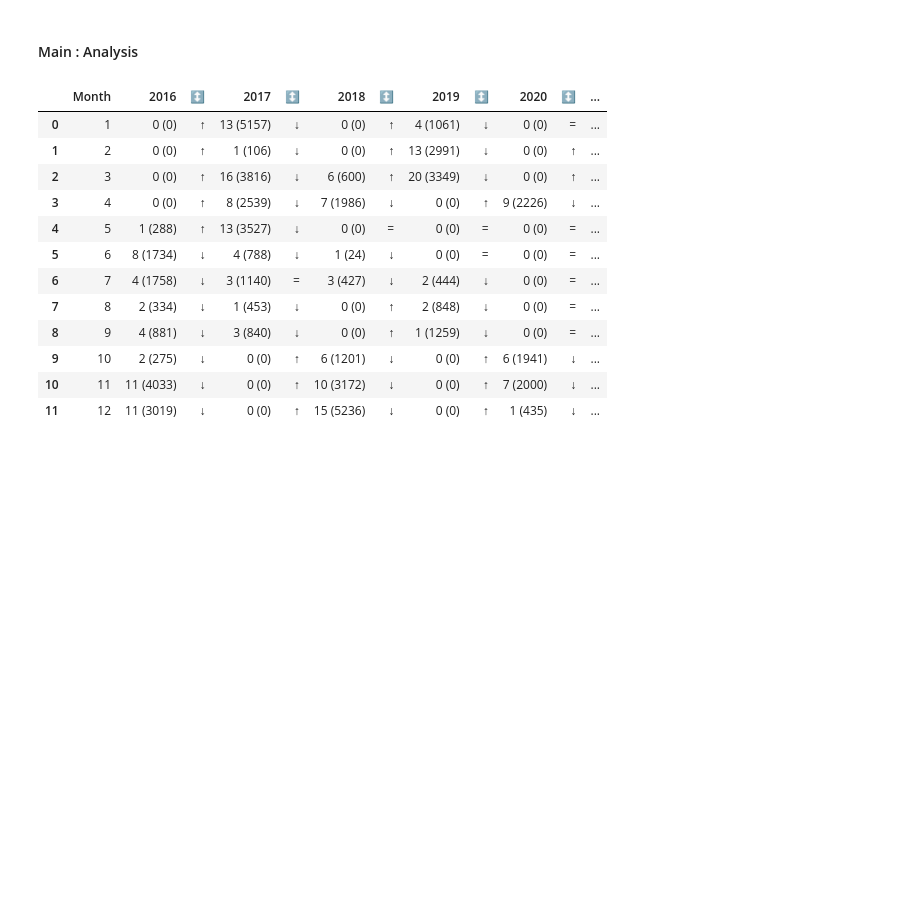
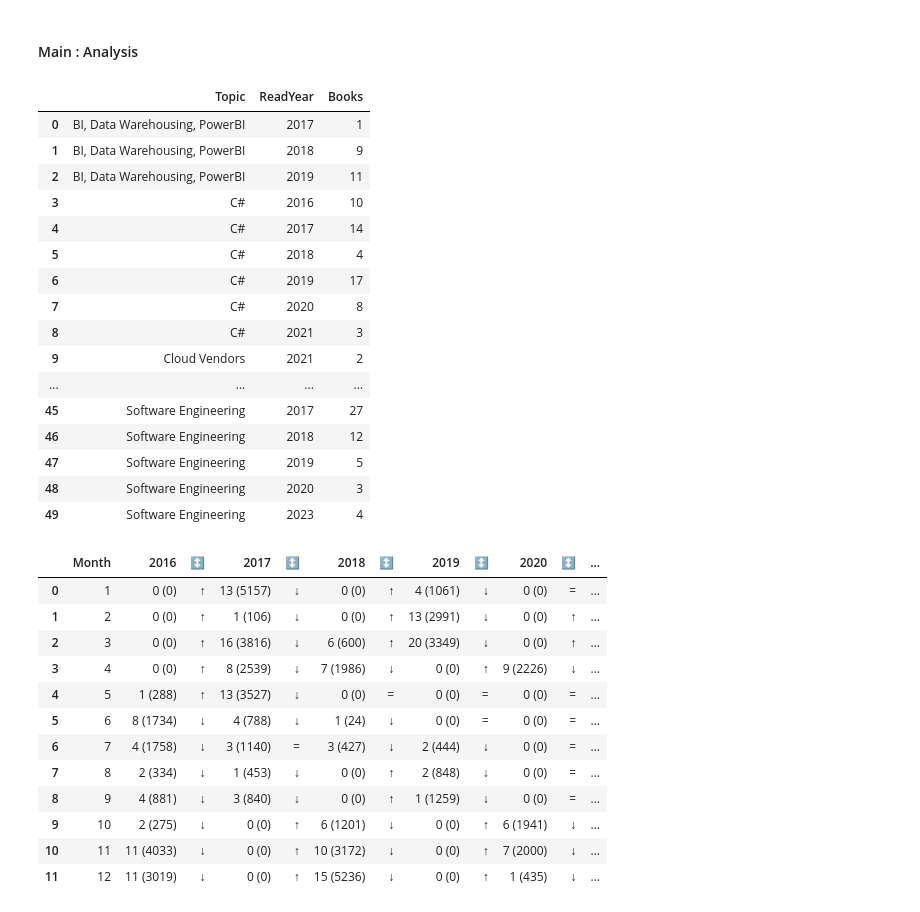
Before and after one commit to numbworks/nwreadinglist, a Jupyter notebook: src/nwreadinglistmanager.ipynb, the cells around one changed output. Saved outputs shown, nothing was run; the diff lists cells and outputs as text; code cells hidden in the pictures; blank space fills up the shorter version.

Commit message:
#8 group_books_by_multiple_columns(): added.

```diff
--- a/src/nwreadinglistmanager.ipynb
+++ b/src/nwreadinglistmanager.ipynb
@@ -82,6 +82,27 @@ books_df : DataFrame = nwrlm.get_books_dataset(setting_collection = setting_coll
 
 if setting_collection.show_books_df:
     display(books_df.head(n = setting_collection.n_generic))
+# %%
+books_by_topic_read_year_df : DataFrame = nwrlm.group_books_by_multiple_columns(books_df = books_df, column_names = ["Topic", "ReadYear"])
+display(books_by_topic_read_year_df)
+# %% [output]
+|  | Topic | ReadYear | Books |
+| 0 | BI, Data Warehousing, PowerBI | 2017 | 1 |
+| 1 | BI, Data Warehousing, PowerBI | 2018 | 9 |
+| 2 | BI, Data Warehousing, PowerBI | 2019 | 11 |
+| 3 | C# | 2016 | 10 |
+| 4 | C# | 2017 | 14 |
+| 5 | C# | 2018 | 4 |
+| 6 | C# | 2019 | 17 |
+| 7 | C# | 2020 | 8 |
+| 8 | C# | 2021 | 3 |
+| 9 | Cloud Vendors | 2021 | 2 |
+| ... | ... | ... | ... |
+| 45 | Software Engineering | 2017 | 27 |
+| 46 | Software Engineering | 2018 | 12 |
+| 47 | Software Engineering | 2019 | 5 |
+| 48 | Software Engineering | 2020 | 3 |
+| 49 | Software Engineering | 2023 | 4 |
 # %%
 sas_by_month_df : DataFrame = nwrlm.get_sas_by_month(books_df = books_df, read_years = setting_collection.read_years)
 sas_by_month_upd_df = nwrlm.update_future_rs_to_empty(sas_by_month_df = sas_by_month_df , now = setting_collection.now)
```
Also changed, not shown: 1 other file.
